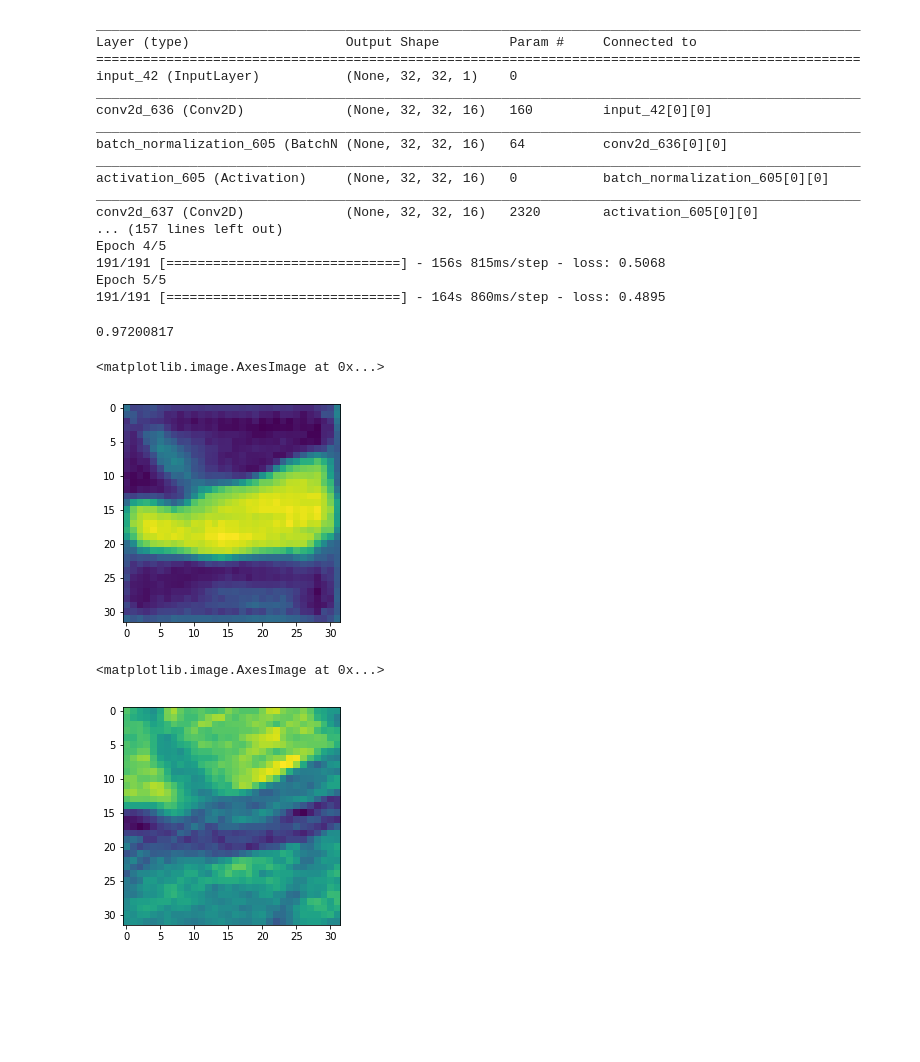
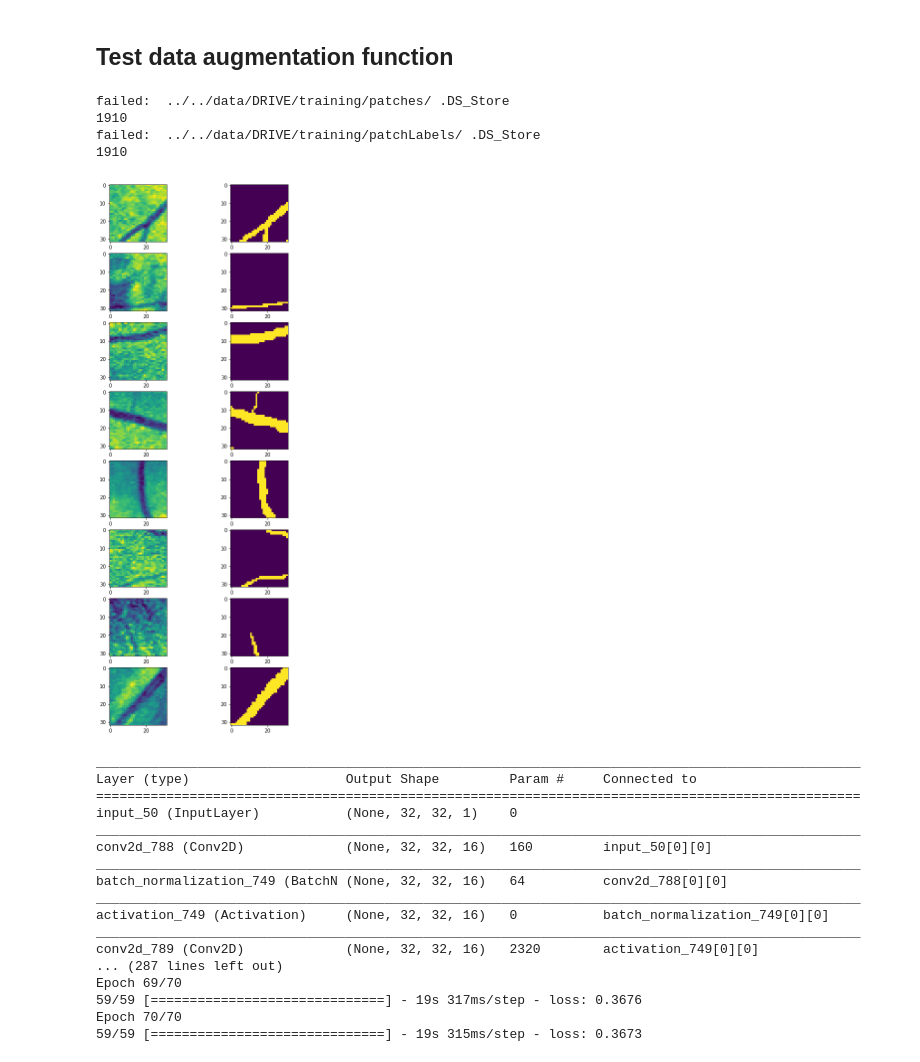
Before and after one commit to mlazic95/-retinal-blood-vessel-segmentation, a Jupyter notebook: src/semantic-segmentation-network.ipynb, the cells around one changed output. Drawn from its saved outputs; the diff is of its cells as text; code cells hidden in the pictures; blank space fills up the shorter version.

```diff
--- a/src/semantic-segmentation-network.ipynb
+++ b/src/semantic-segmentation-network.ipynb
@@ -81,2 +81,32 @@ def load_images_from_folder(folder_path):
     return images
+# %%
+def generator(x_train, y_train, batch_size):
+    data_gen = ImageDataGenerator(
+        horizontal_flip = True, vertical_flip = True, validation_split=0.2,
+    ).flow(x_train, x_train, batch_size, seed=1)
+    mask_gen = ImageDataGenerator(
+        horizontal_flip = True, vertical_flip = True
+    ).flow(y_train, y_train, batch_size, seed=1)
+    while True:
+        x_batch, _ = data_gen.next()
+        y_batch, _ = mask_gen.next()
+        yield x_batch, y_batch
+# %% [markdown]
+## Test data augmentation function
+# %%
+
+X_train = np.array(load_images_from_folder("../../data/DRIVE/training/patches/"))
+y_train = np.array(load_images_from_folder("../../data/DRIVE/training/patchLabels/"))
+image_batch, mask_batch = next(generator(X_train, y_train, 8))
+fix, ax = plt.subplots(8,2, figsize=(8,20))
+for i in range(8):
+    ax[i,0].imshow(image_batch[i,:,:,0])
+    ax[i,1].imshow(mask_batch[i,:,:,0])
+plt.show()
+# %% [output]
+failed:  ../../data/DRIVE/training/patches/ .DS_Store
+1910
+failed:  ../../data/DRIVE/training/patchLabels/ .DS_Store
+1910
+[figure, added]
 # %%
@@ -96,38 +125,20 @@ def train():
 # %%
-res = train()
+res, history = train(70)
 # %% [output]
 __________________________________________________________________________________________________
 Layer (type)                    Output Shape         Param #     Connected to
 ==================================================================================================
-input_42 (InputLayer)           (None, 32, 32, 1)    0
+input_50 (InputLayer)           (None, 32, 32, 1)    0
 __________________________________________________________________________________________________
-conv2d_636 (Conv2D)             (None, 32, 32, 16)   160         input_42[0][0]
+conv2d_788 (Conv2D)             (None, 32, 32, 16)   160         input_50[0][0]
 __________________________________________________________________________________________________
-batch_normalization_605 (BatchN (None, 32, 32, 16)   64          conv2d_636[0][0]
+batch_normalization_749 (BatchN (None, 32, 32, 16)   64          conv2d_788[0][0]
 __________________________________________________________________________________________________
-activation_605 (Activation)     (None, 32, 32, 16)   0           batch_normalization_605[0][0]
+activation_749 (Activation)     (None, 32, 32, 16)   0           batch_normalization_749[0][0]
 __________________________________________________________________________________________________
-conv2d_637 (Conv2D)             (None, 32, 32, 16)   2320        activation_605[0][0]
-... (157 lines left out)
-Epoch 4/5
-191/191 [==============================] - 156s 815ms/step - loss: 0.5068
-Epoch 5/5
-191/191 [==============================] - 164s 860ms/step - loss: 0.4895
+conv2d_789 (Conv2D)             (None, 32, 32, 16)   2320        activation_749[0][0]
+... (287 lines left out)
+Epoch 69/70
+59/59 [==============================] - 19s 317ms/step - loss: 0.3676
+Epoch 70/70
+59/59 [==============================] - 19s 315ms/step - loss: 0.3673
-# %%
-X_train = np.array(load_images_from_folder("../../data/DRIVE/training/patches/"))
-# %% [output]
-0.97200817
-# %%
-image_nr = 666
-predict = res.predict(X_train[image_nr:(image_nr+1)])
-#predict[predict > 0.5] = 1
-#predict[predict <= 0.5] = 0
-imshow(predict.reshape((32,32)))
-# %% [output]
-<matplotlib.image.AxesImage at 0x...>
-[figure, removed]
-# %%
-imshow(X_train[image_nr].reshape((32,32)))
-# %% [output]
-<matplotlib.image.AxesImage at 0x...>
-[figure, removed]
```
Also changed, not shown: parts of 7 cells of this notebook, 1 other file.
